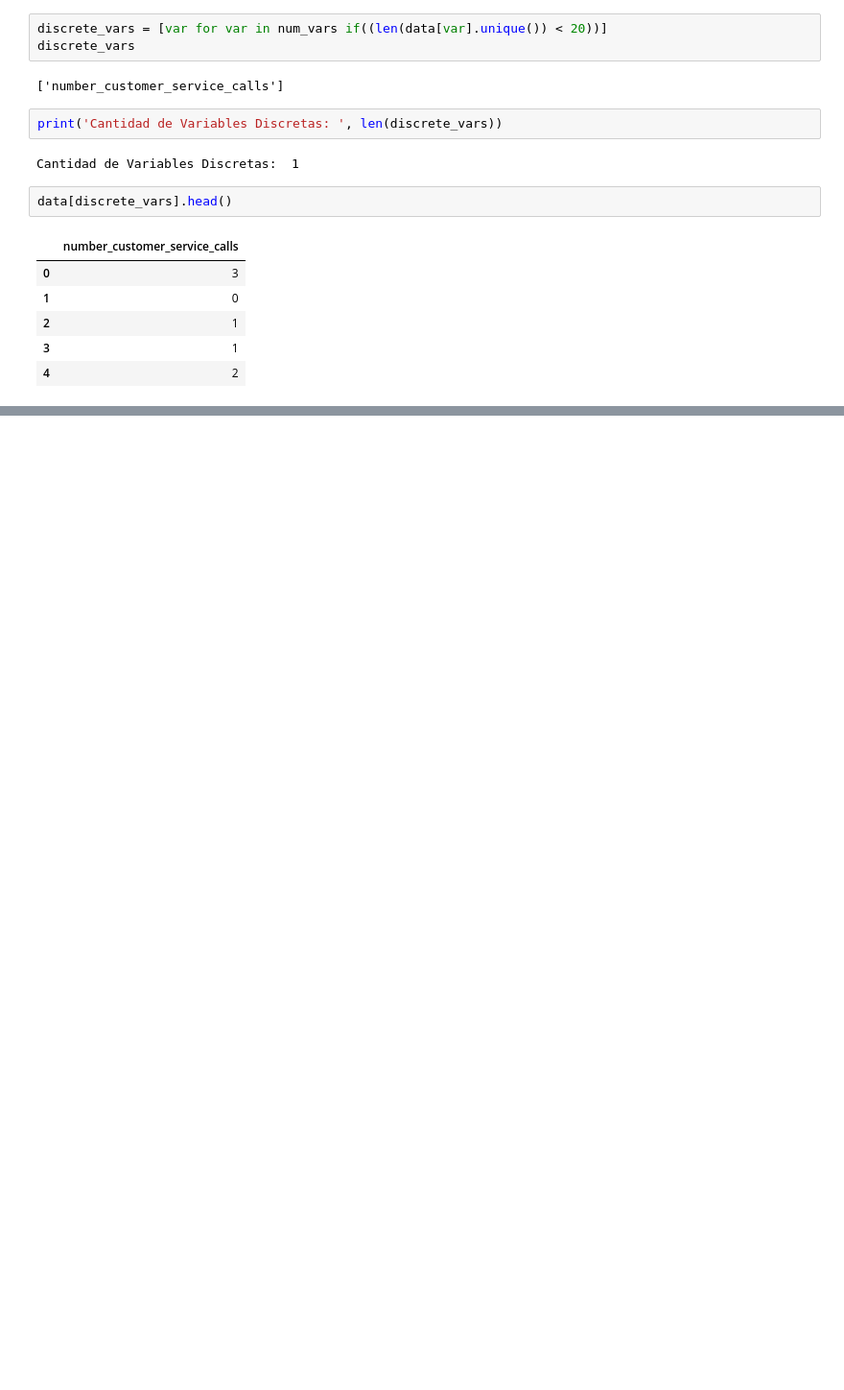
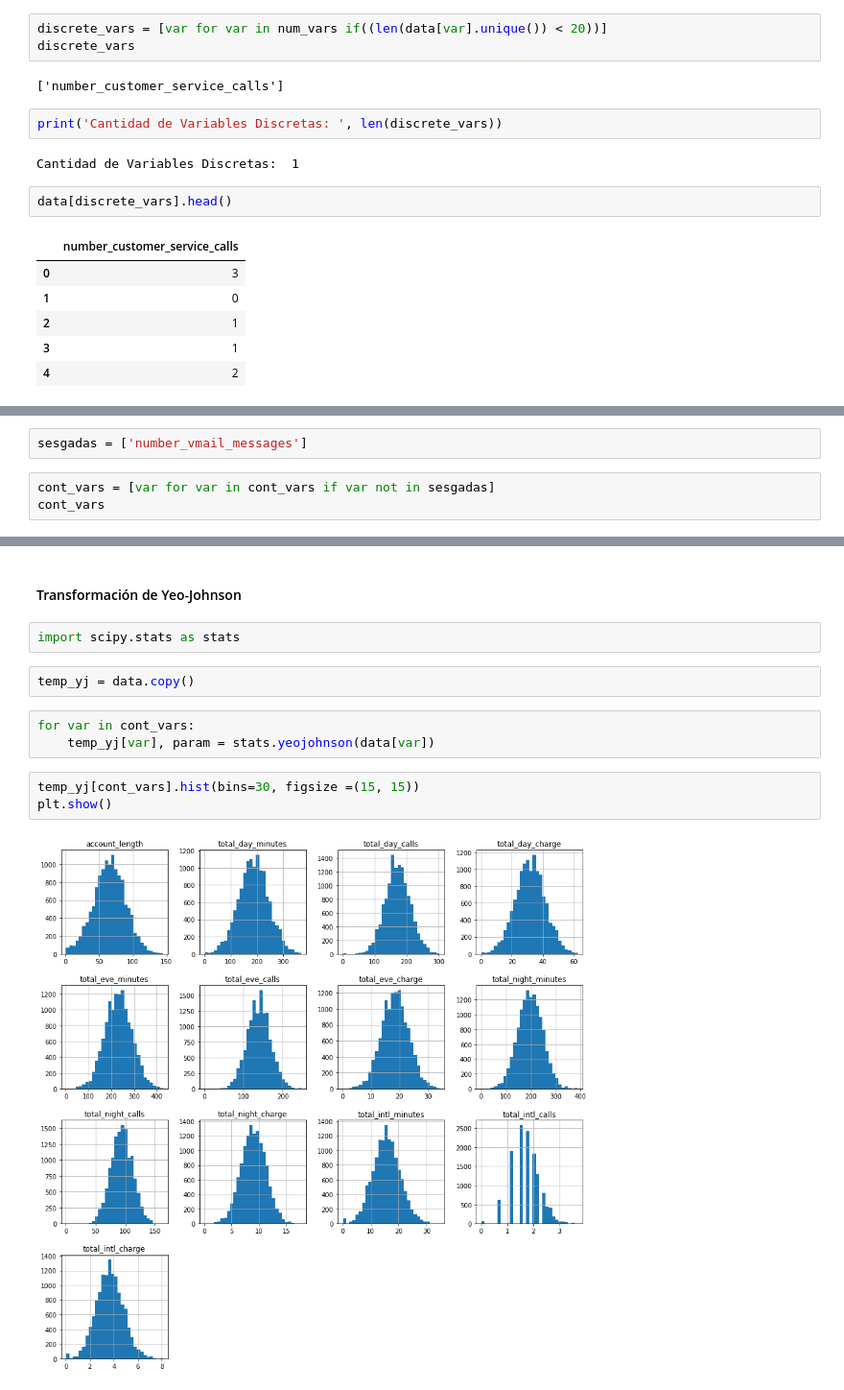
Before and after one commit to josealellamas/predictionAPI, a Jupyter notebook: Proyecto1.ipynb, the cells around one changed output, grey strips where cells are left out. Shown: that part at 96% size. Saved outputs shown, nothing was run; the diff lists cells and outputs as text; blank space fills up the shorter version.

```diff
--- a/Proyecto1.ipynb
+++ b/Proyecto1.ipynb
@@ -122,0 +156,5 @@ data[discrete_vars].head()
+# %%
+sesgadas = ['number_vmail_messages']
+# %%
+cont_vars = [var for var in cont_vars if var not in sesgadas]
+cont_vars
@@ -122,0 +175,14 @@ data[discrete_vars].head()
+# %% [markdown]
+#### Transformación de Yeo-Johnson
+# %%
+import scipy.stats as stats
+# %%
+temp_yj = data.copy()
+# %%
+for var in cont_vars:
+    temp_yj[var], param = stats.yeojohnson(data[var])
+# %%
+temp_yj[cont_vars].hist(bins=30, figsize =(15, 15))
+plt.show()
+# %% [output]
+[figure, added]
```
Also changed, not shown: parts of 27 cells of this notebook.
